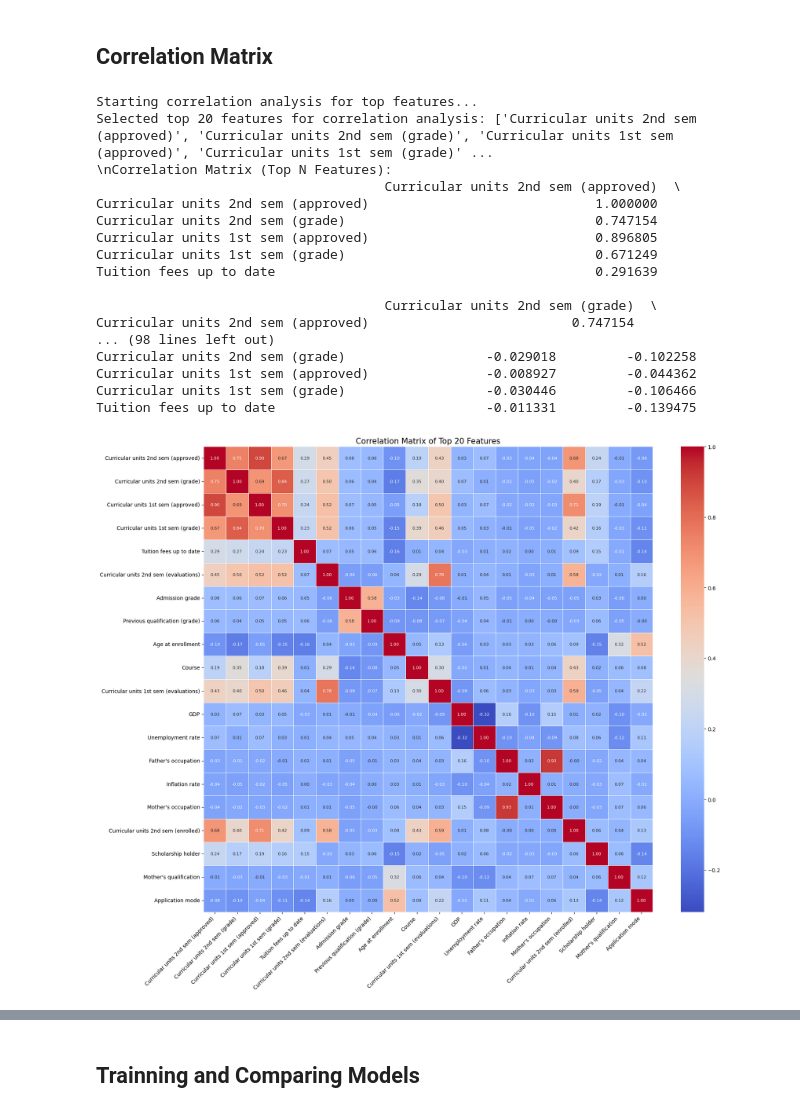
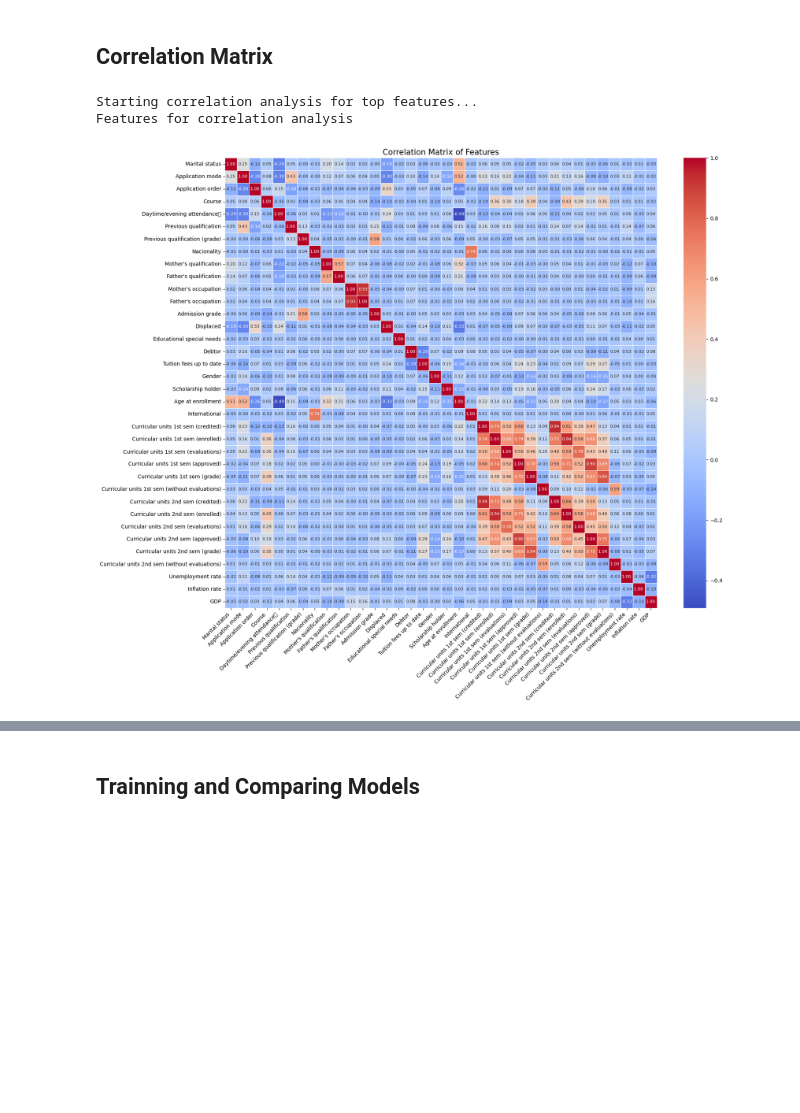
Before and after one commit to brunotavaresz/TAA_Project, a Jupyter notebook: Delivery3.ipynb, the cells around one changed output, grey strips where cells are left out. Saved outputs shown, nothing was run; the diff lists cells and outputs as text; code cells hidden in the pictures; blank space fills up the shorter version.

```diff
--- a/Delivery3.ipynb
+++ b/Delivery3.ipynb
@@ -243,114 +181,54 @@ import matplotlib.pyplot as plt
 print("Starting correlation analysis for top features...")
 
 # --- 1. Select Top N Features ---
-# You can adjust N as needed. Let's use the top 20 as in your plot.
-N_TOP_FEATURES = 20
-if len(importance_df) < N_TOP_FEATURES:
-    N_TOP_FEATURES = len(importance_df)
+# Extract all feature names
+all_feature_names = data_resampled.columns[:-1].tolist()  # Exclude the target column
+X_features_df = data_resampled[all_feature_names]
 
-top_n_feature_names = importance_df['Feature'][:N_TOP_FEATURES].tolist()
-X_top_features_df = X_resampled_df[top_n_feature_names]
-
-print(f"Selected top {N_TOP_FEATURES} features for correlation analysis: {top_n_feature_names}")
+print(f"Features for correlation analysis")
 
 # --- 2. Calculate Correlation Matrix ---
-correlation_matrix = X_top_features_df.corr()
+correlation_matrix = X_features_df.corr()
 
-print("\\nCorrelation Matrix (Top N Features):")
-# Displaying a part of the matrix as it can be large
-print(correlation_matrix.head())
 
 # --- 3. Visualize Correlation Matrix as a Heatmap ---
 plt.figure(figsize=(18, 15)) # Adjust size as needed
 sns.heatmap(correlation_matrix, annot=True, cmap='coolwarm', fmt=".2f", linewidths=.5, annot_kws={"size": 8})
-plt.title(f'Correlation Matrix of Top {N_TOP_FEATURES} Features', fontsize=15)
+plt.title(f'Correlation Matrix of Features', fontsize=15)
 plt.xticks(rotation=45, ha="right", fontsize=10)
 plt.yticks(fontsize=10)
 plt.tight_layout()
 plt.show()
 
-# --- 4. Guidance on Dealing with Multicollinearity ---
-print("\\n--- Interpreting and Dealing with Highly Correlated Features ---")
-print("The heatmap above visualizes the correlation between the top features.")
-print("Values close to +1 or -1 indicate strong positive or negative correlation, respectively.")
-print("Values close to 0 indicate weak or no linear correlation.")
 
-print("\\nStrategies to consider for highly correlated features (e.g., |correlation| > 0.7 or 0.8):")
-print("1.  **Keep One Feature:**")
-print("    - From a pair or group of highly correlated features, consider keeping only one.")
-print("    - Which one to keep? ")
-print("        - The one with higher feature importance (from your previous analysis).")
-print("        - The one that makes more sense from a domain knowledge perspective.")
-print("        - The one that is easier to measure or obtain in a real-world scenario.")
-print("    - For example, 'Curricular units 2nd sem (approved)' and 'Curricular units 2nd sem (grade)' are likely highly correlated. You might choose to keep the one with higher importance.")
-
-print("\\n2.  **Combine Features (Feature Engineering):**")
-print("    - Sometimes, you can create a new feature that combines the information from correlated features.")
-print("    - Example: If you have 'number of courses taken' and 'total study hours', you could create 'average study hours per course'. This is more advanced and context-dependent.")
-
-print("\\n3.  **Use Models Robust to Multicollinearity:**")
-print("    - Tree-based models like Random Forest and Gradient Boosting are generally less affected by multicollinearity than linear models (Logistic Regression, Linear Regression) or SVMs with linear kernels.")
-print("    - However, severe multicollinearity can still sometimes make feature importances in tree models a bit less stable or harder to interpret (e.g., importance might be split between correlated features).")
-
-print("\\n4.  **Dimensionality Reduction:**")
-print("    - Techniques like Principal Component Analysis (PCA) can transform your correlated features into a smaller set of uncorrelated components.")
-print("    - The downside is that these new components are often harder to interpret than the original features.")
-
-print("\\n5.  **Do Nothing (with caution):**")
-print("    - If your primary goal is prediction accuracy and your chosen model is robust (like Random Forest), you might sometimes get away with leaving correlated features in, especially if the performance is good.")
-print("    - However, for model interpretability or for models sensitive to it, addressing multicollinearity is important.")
-
-print("\\n**Next Steps Example:**")
-print("Identify pairs with high correlation from the heatmap (e.g., > 0.8).")
 # Example of how to find highly correlated pairs (you'll need to inspect the heatmap or matrix directly)
 upper = correlation_matrix.where(np.triu(np.ones(correlation_matrix.shape), k=1).astype(bool))
 to_drop_candidates = set()
 highly_correlated_pairs = []
 
 for column in upper.columns:
     for row_label in upper.index:
         if abs(upper.loc[row_label, column]) > 0.8: # Threshold for high correlation
             highly_correlated_pairs.append((row_label, column, upper.loc[row_label, column]))
             # Basic strategy: mark the one with lower overall importance to consider dropping
             # This is a simplistic approach; manual review is better.
             # Ensure importance_df is indexed by 'Feature' for easy lookup
             importance_df_indexed = importance_df.set_index('Feature')
             if column in importance_df_indexed.index and row_label in importance_df_indexed.index:
                 if importance_df_indexed.loc[column, 'Importance'] < importance_df_indexed.loc[row_label, 'Importance']:
                     # to_drop_candidates.add(column) # Example: mark for potential drop
                     pass # Deciding which to drop needs care
                 else:
                     # to_drop_candidates.add(row_label) # Example: mark for potential drop
                     pass
 
 if highly_correlated_pairs:
-    print("\\nFound highly correlated pairs (threshold > 0.8):")
+    print("Found highly correlated pairs (threshold > 0.8):")
     for pair in highly_correlated_pairs:
         print(f"  - '{pair[0]}' and '{pair[1]}' have a correlation of {pair[2]:.2f}")
 else:
-    print("\\nNo feature pairs found with correlation > 0.8 among the top selected features.")
-
-
-print("\\nBased on the heatmap and your feature importances, decide which features to potentially remove or combine.")
-print("Then, create a new feature set and retrain your models to see if performance or interpretability improves.")
-print("For example, if 'FeatureA' and 'FeatureB' are highly correlated, and 'FeatureA' has higher importance:")
-print("`X_reduced_features = X_resampled_df.drop(columns=['FeatureB'])`")
+    print("No feature pairs found with correlation > 0.8 among the top selected features.")
 # %% [output]
 Starting correlation analysis for top features...
-Selected top 20 features for correlation analysis: ['Curricular units 2nd sem (approved)', 'Curricular units 2nd sem (grade)', 'Curricular units 1st sem (approved)', 'Curricular units 1st sem (grade)' ...
-\nCorrelation Matrix (Top N Features):
-                                     Curricular units 2nd sem (approved)  \
-Curricular units 2nd sem (approved)                             1.000000
-Curricular units 2nd sem (grade)                                0.747154
-Curricular units 1st sem (approved)                             0.896805
-Curricular units 1st sem (grade)                                0.671249
-Tuition fees up to date                                         0.291639
-
-                                     Curricular units 2nd sem (grade)  \
-Curricular units 2nd sem (approved)                          0.747154
-... (98 lines left out)
-Curricular units 2nd sem (grade)                  -0.029018         -0.102258
-Curricular units 1st sem (approved)               -0.008927         -0.044362
-Curricular units 1st sem (grade)                  -0.030446         -0.106466
-Tuition fees up to date                           -0.011331         -0.139475
+Features for correlation analysis
-[figure, old version]
+[figure, new version]
```
Also changed, not shown: parts of 11 cells of this notebook, 1 other file.
